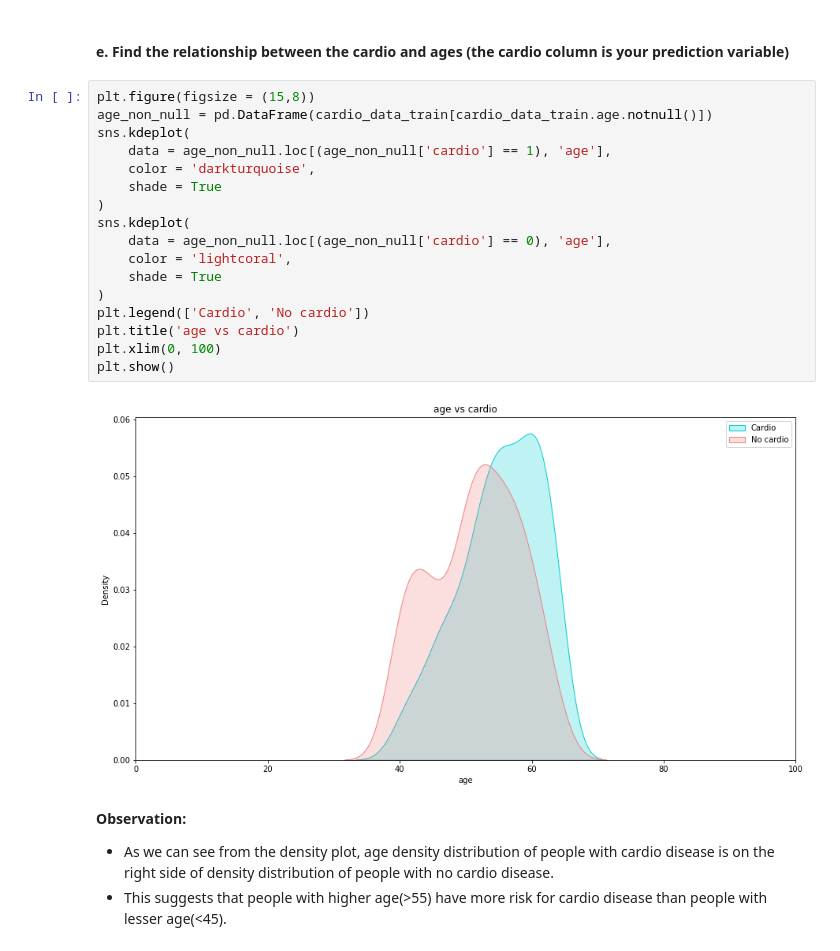
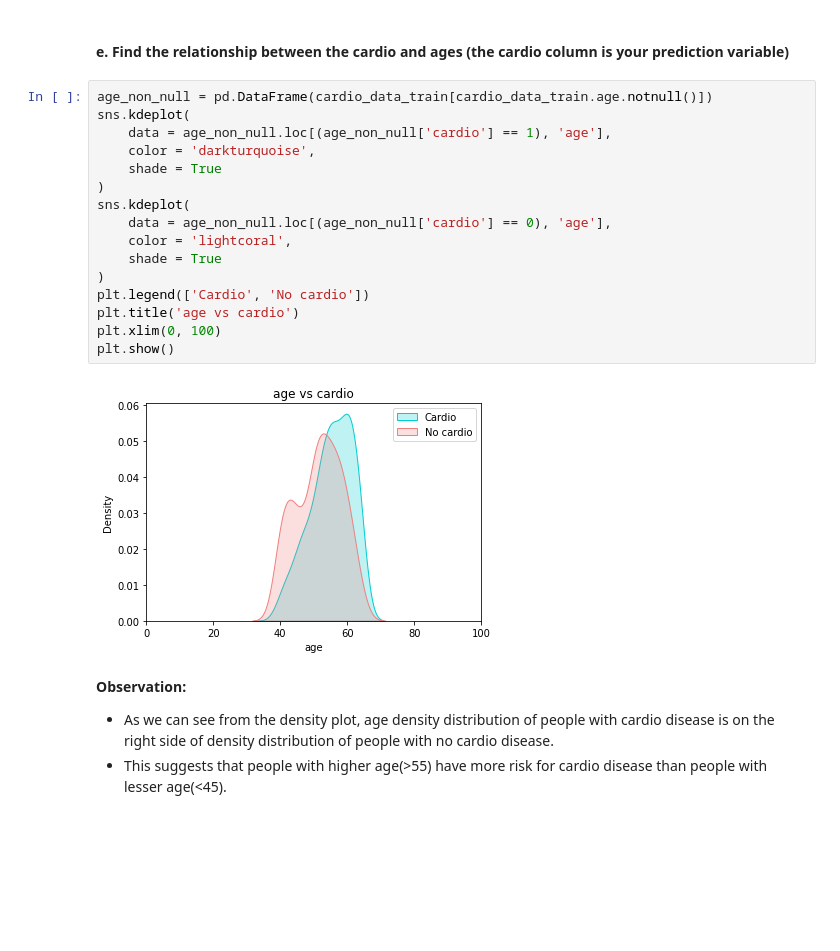
Before and after one commit to srpanchal/Predict-Cardio-Disease-Machine-Learning, a Jupyter notebook: Lab1_Saurabh_Panchal.ipynb, the cells around one changed output. Cells and saved outputs as stored; diff of their text form; blank space fills up the shorter version.

```diff
--- a/Lab1_Saurabh_Panchal.ipynb
+++ b/Lab1_Saurabh_Panchal.ipynb
@@ -135,24 +135,23 @@ d. Median age of a person in the data is : 54.0 years
 # %% [markdown]
 #### e. Find the relationship between the cardio and ages (the cardio column is your prediction variable)
 # %%
-plt.figure(figsize = (15,8))
 age_non_null = pd.DataFrame(cardio_data_train[cardio_data_train.age.notnull()])
 sns.kdeplot(
     data = age_non_null.loc[(age_non_null['cardio'] == 1), 'age'],
     color = 'darkturquoise',
     shade = True
 )
 sns.kdeplot(
     data = age_non_null.loc[(age_non_null['cardio'] == 0), 'age'],
     color = 'lightcoral',
     shade = True
 )
 plt.legend(['Cardio', 'No cardio'])
 plt.title('age vs cardio')
 plt.xlim(0, 100)
 plt.show()
 # %% [output]
-[figure, old version]
+[figure, new version]
 # %% [markdown]
 **Observation:**
 - As we can see from the density plot, age density distribution of people with cardio disease is on the right side of density distribution of people with no cardio disease.
```
Also changed, not shown: parts of 50 cells of this notebook, 3 other files.
